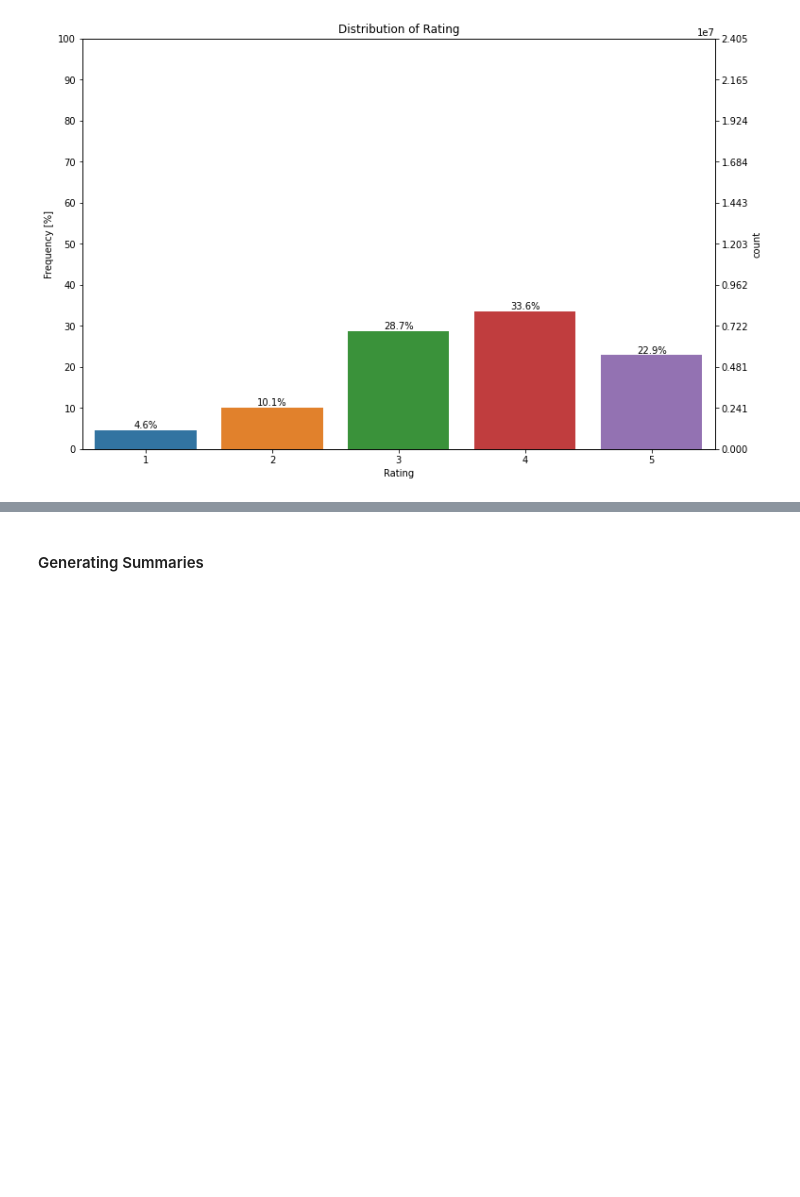
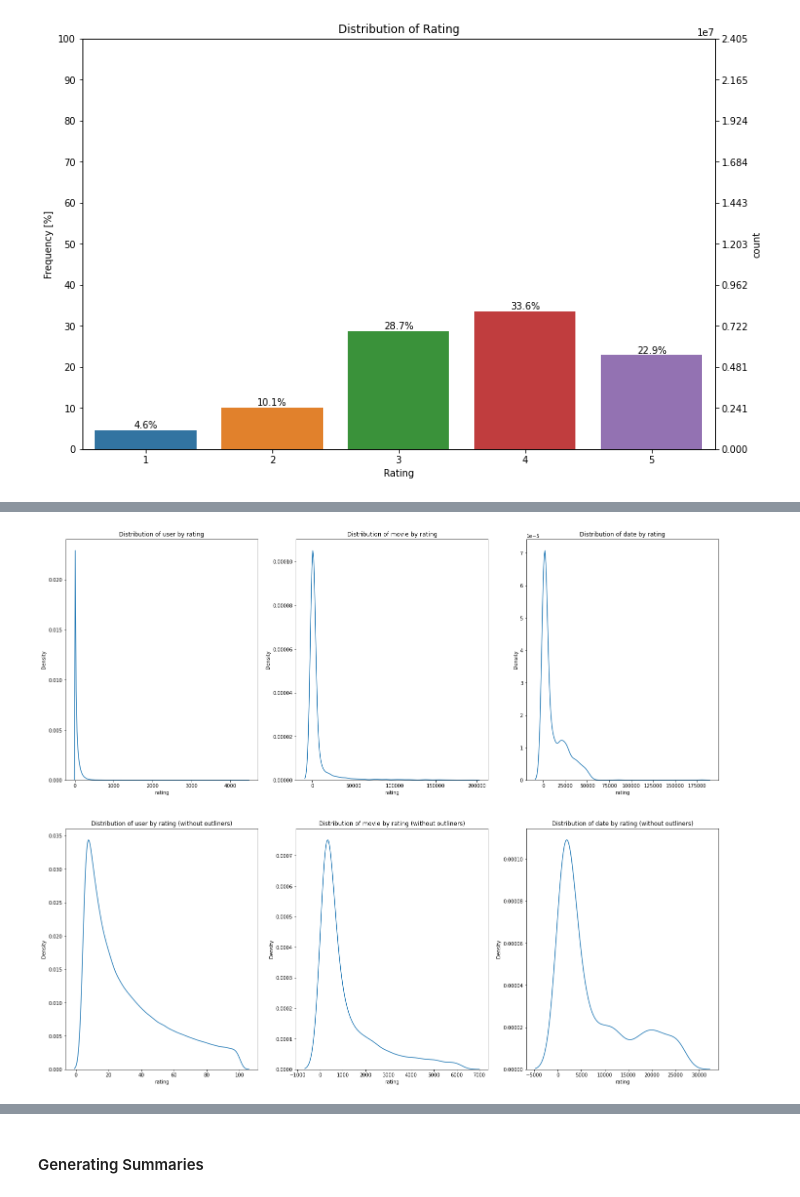
Before and after one commit to LamHo220/movie-recommender, a Jupyter notebook: DataExploration/NetflixPrize.ipynb, the cells around one changed output, grey strips where cells are left out. Drawn from its saved outputs; the diff is of its cells as text; code cells hidden in the pictures; blank space fills up the shorter version.

```diff
--- a/DataExploration/NetflixPrize.ipynb
+++ b/DataExploration/NetflixPrize.ipynb
@@ -298,0 +263,23 @@ x.plot.scatter(x='user_id',y='movie_id')
+# %%
+
+fig, ax = plt.subplots(nrows=2,ncols=3,figsize=(24,20))
+
+sns.kdeplot(data=user,ax=ax[0,0])
+sns.kdeplot(data=movie,ax=ax[0,1])
+sns.kdeplot(data=date,ax=ax[0,2])
+
+sns.kdeplot(data=user[user.between(user.quantile(.15),user.quantile(.85))],ax=ax[1,0])
+sns.kdeplot(data=movie[movie.between(movie.quantile(.15),movie.quantile(.85))],ax=ax[1,1])
+sns.kdeplot(data=date[date.between(date.quantile(.15),date.quantile(.85))],ax=ax[1,2])
+
+ax[0,0].set_title('Distribution of user by rating')
+ax[0,1].set_title('Distribution of movie by rating')
+ax[0,2].set_title('Distribution of date by rating')
+
+ax[1,0].set_title('Distribution of user by rating (without outliners)')
+ax[1,1].set_title('Distribution of movie by rating (without outliners)')
+ax[1,2].set_title('Distribution of date by rating (without outliners)')
+
+fig.show()
+# %% [output]
+[figure, added]
```
Also changed, not shown: parts of 20 cells of this notebook.
